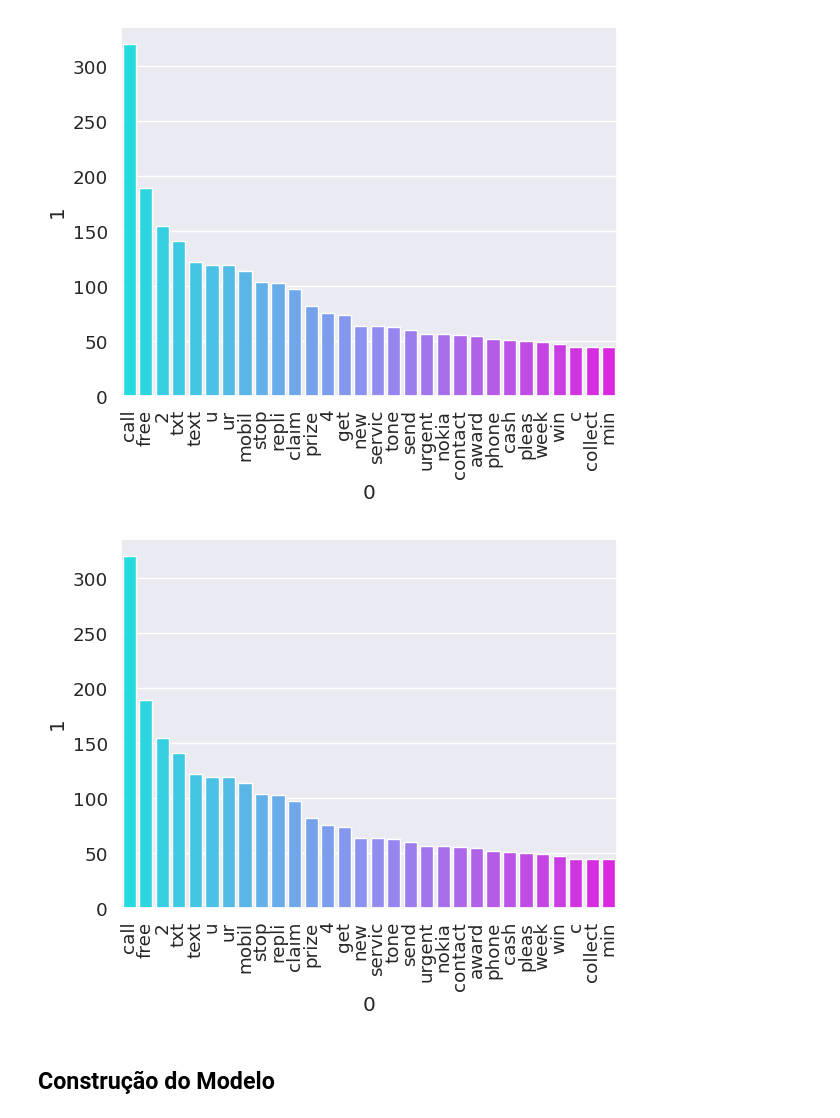
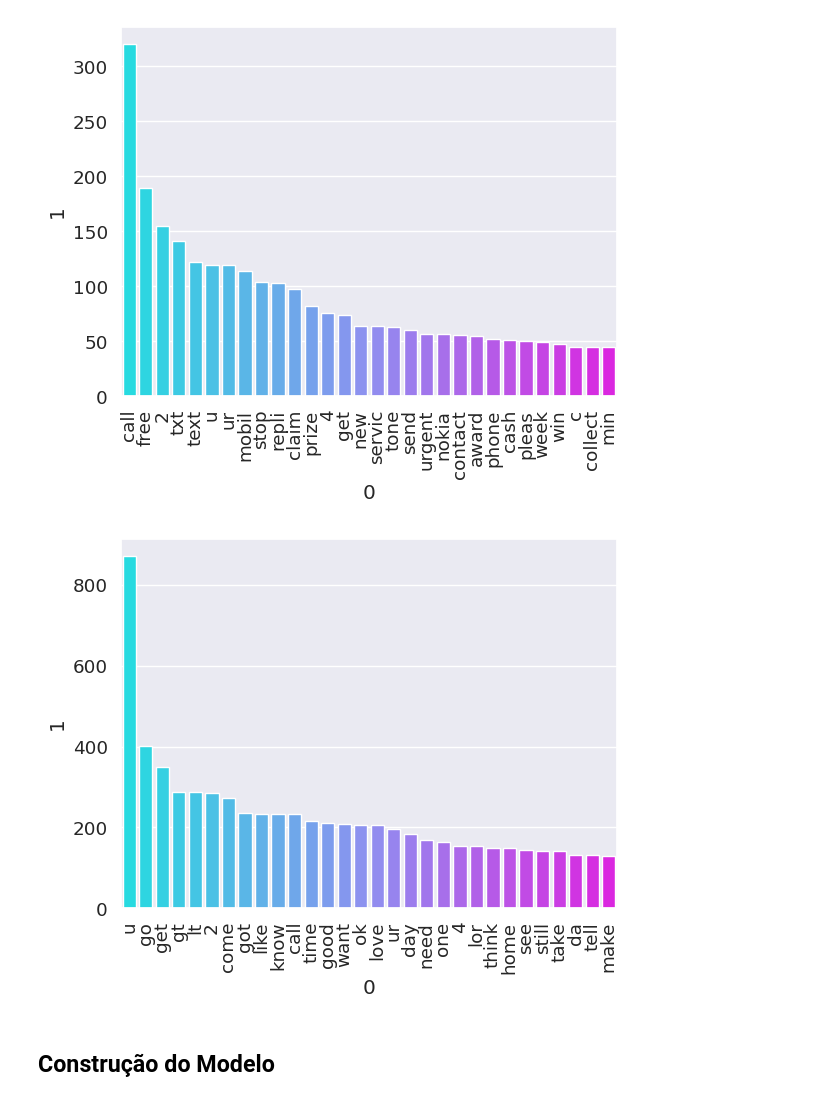
Before and after one commit to pedro-varela1/Arquivos_ELE-606, a Jupyter notebook: NLP/sms-spam-detection-ele0606.ipynb, the cells around one changed output. Saved outputs shown, nothing was run; the diff lists cells and outputs as text; code cells hidden in the pictures.

Commit message:
Kaggle Notebook | SMS Spam Detection - ELE0606 | Version 9

```diff
--- a/NLP/sms-spam-detection-ele0606.ipynb
+++ b/NLP/sms-spam-detection-ele0606.ipynb
@@ -404,17 +404,17 @@ plt.show()
 # %%
 # Ham
 ham_carpos = []
 for sentence in df[df['label'] == 0]['transformed_text'].tolist():
     for word in sentence.split():
         ham_carpos.append(word)
 
-filter_ham_df = pd.DataFrame(Counter(spam_carpos).most_common(30))
+filter_ham_df = pd.DataFrame(Counter(ham_carpos).most_common(30))
 
 sns.barplot(data = filter_ham_df, x = filter_ham_df[0], y = filter_ham_df[1], palette = 'cool')
 plt.xticks(rotation = 90)
 plt.show()
 # %% [output]
-[figure, old version]
+[figure, new version]
 # %% [markdown]
 ## Construção do Modelo
 # %% [markdown]
```
Also changed, not shown: parts of 3 cells of this notebook.
